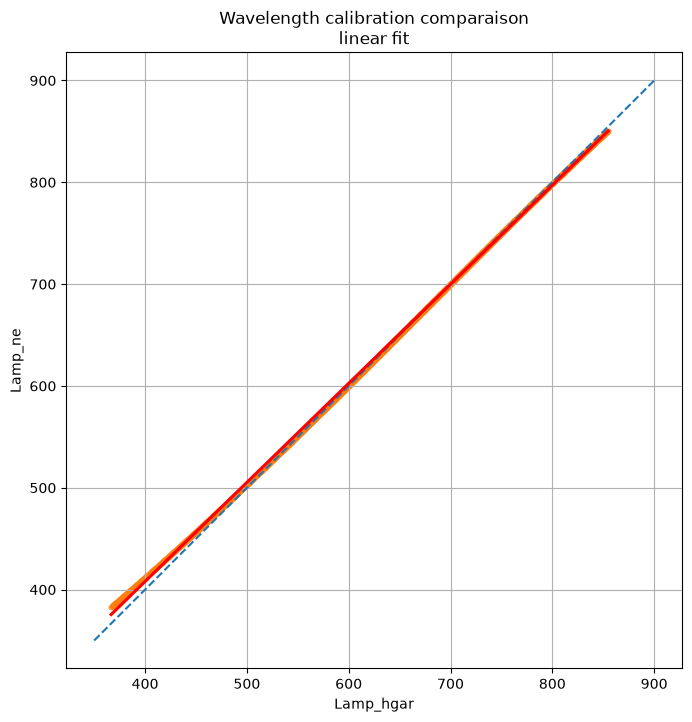
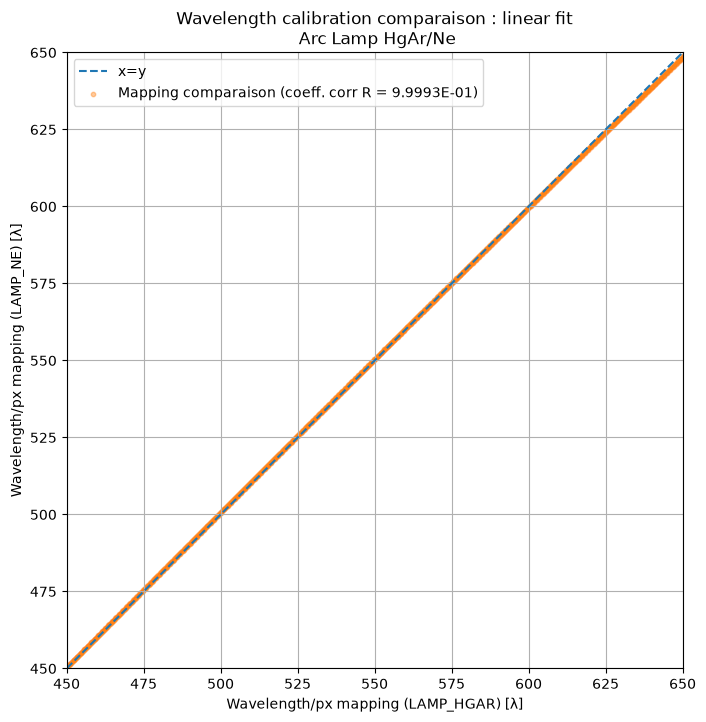
Code edit (unified diff) that turned the first committed figure into the second:
--- before
+++ after
@@ -22,14 +22,18 @@
 plt.figure(figsize=(8,8))
 line = np.linspace(350,900,1000)
-plt.plot(line,line,ls='--')
-sns.regplot(x=x, y=y, scatter_kws={'s':10, 'alpha':0.4}, line_kws={'color':'red'})
-plt.xlabel('Lamp_hgar')
-plt.ylabel('Lamp_ne')
-plt.title(f'Wavelength calibration comparaison\nlinear fit')
+plt.plot(line,line,ls='--', label='x=y')
+sns.regplot(x=x, y=y, scatter_kws={'s':10, 'alpha':0.4}, line_kws={'color':'red', 'lw':0},label=f'Mapping comparaison (coeff. corr R = {r:.4E})')
+plt.xlabel('Wavelength/px mapping (LAMP_HGAR) [λ]')
+plt.ylabel('Wavelength/px mapping (LAMP_NE) [λ]')
+plt.title(f'Wavelength calibration comparaison : linear fit\n Arc Lamp HgAr/Ne')
 # plt.title('Wavelength calibration comparaison\n2nd-degree polynomial fit (smile) ')
-print(r)
+print(f'r : {r}')
 plt.grid(True)
 plt.gca().set_aspect('equal', adjustable='box')
-# plt.xlim(450,550)
-# plt.ylim(450,550)
+# a, b = 350,450
+# a, b = 650,870
+a, b = 450,650
+plt.xlim(a,b)
+plt.ylim(a,b)
+plt.legend()
 plt.show()

Commit: Acquired data with new alignment